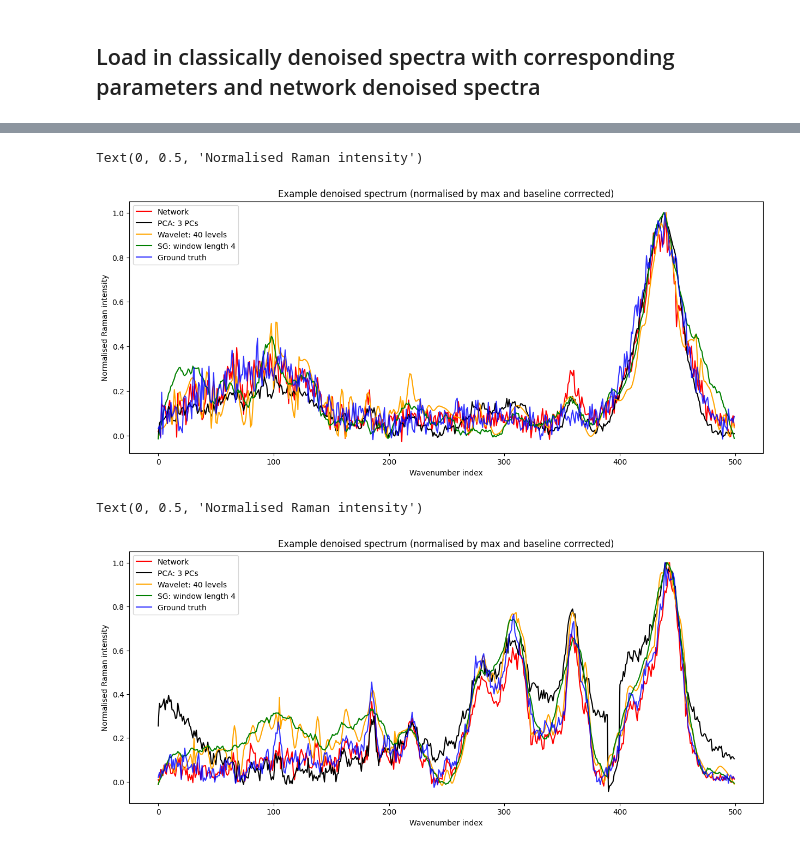
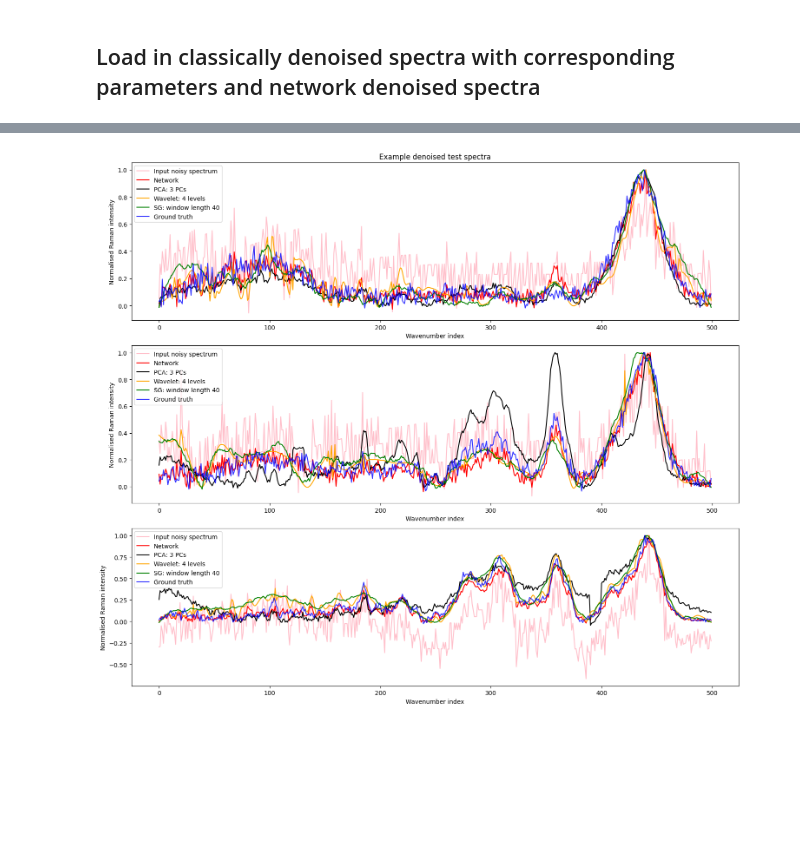
Before and after one commit to ciaranbench/spectral-denoising-cycleGAN, a Jupyter notebook: Evaluate_Denoising_Techniques.ipynb, the cells around one changed output, grey strips where cells are left out. Drawn from its saved outputs; the diff is of its cells as text; code cells hidden in the pictures; blank space fills up the shorter version.

```diff
--- a/Evaluate_Denoising_Techniques.ipynb
+++ b/Evaluate_Denoising_Techniques.ipynb
@@ -61,7 +93,10 @@ print(net_pred_MSE)
 #compute wavelet denoised MSE
 # %%
 wav_MSEs = []
+wav_stds = []
 for i in range(np.shape(wav)[0]):
     wav_MSEs.append(np.mean(np.mean((wav[i] - gt)**2,axis=1)))
+    wav_stds.append(np.std(np.mean((wav[i] - gt)**2,axis=1)))
 wav_index = np.where(wav_MSEs==np.min(wav_MSEs))
-print(np.min(wav_MSEs))
+wave_mse_plot = np.min(wav_MSEs)
+wave_std_plot = wav_stds[int(np.squeeze(wav_index))]
@@ -71,7 +104,10 @@ print(np.min(wav_MSEs))
 #compute PCA denoised MSE
 # %%
 PCA_MSEs = []
+PCA_stds = []
 for i in range(np.shape(pc)[0]):
     PCA_MSEs.append(np.mean(np.mean((pc[i] - gt)**2,axis=1)))
+    PCA_stds.append(np.std(np.mean((pc[i] - gt)**2,axis=1)))
 pc_index = np.where(PCA_MSEs==np.min(PCA_MSEs))
-print(np.min(PCA_MSEs))
+pca_mse_plot = np.min(PCA_MSEs)
+pca_std_plot = PCA_stds[int(np.squeeze(pc_index))]
@@ -81,7 +115,10 @@ print(np.min(PCA_MSEs))
 #compute SG denoised MSE
 # %%
 SG_MSEs = []
+SG_stds = []
 for i in range(np.shape(sg)[0]):
     SG_MSEs.append(np.mean(np.mean((sg[i] - gt)**2,axis=1)))
+    SG_stds.append(np.std(np.mean((sg[i] - gt)**2,axis=1)))
 sg_index = np.where(SG_MSEs==np.min(SG_MSEs))
-print(np.min(SG_MSEs))
+sg_MSE_plot = np.min(SG_MSEs)
+sg_std_plot = SG_stds[int(np.squeeze(sg_index))]
@@ -111,36 +165,22 @@ fig.tight_layout()
 # %%
 # plot example denoised spectra for all techniques
 # %%
-index=5000
-fig, ax = plt.subplots(1,sharex=True,figsize=(15, 6))
-
-#plt.plot(net_input[index],label='Input noisy')
-ax.plot(np.squeeze(pred[index]), label='Network',color="red")
-ax.plot(np.squeeze(pc[pc_index,index]), label='PCA: ' + str(int(pc_params[pc_index])) + ' PCs',color="black")
-ax.plot(np.squeeze(wav[wav_index,index]), label='Wavelet: ' + str(int(sg_params[sg_index])) + ' levels',color="orange")
-ax.plot(np.squeeze(sg[sg_index,index]), label='SG: window length ' + str(int(wav_params[wav_index])),color="green")
-ax.plot(gt[index],label='Ground truth',alpha=0.8,color="blue")
-ax.legend()
-ax.set_title('Example denoised spectrum (normalised by max and baseline corrrected)')
-ax.set_xlabel('Wavenumber index')
-ax.set_ylabel('Normalised Raman intensity')
+example_inds=[5000,3000,10000]
+plot_num=3
+fig, ax = plt.subplots(plot_num,figsize=(15, 13))
+for i in range(plot_num):
+    index = example_inds[i]
+    #plt.plot(net_input[index],label='Input noisy')
+    ax[i].plot(np.squeeze(net_input[index]), label='Input noisy spectrum',color="pink")
+    ax[i].plot(np.squeeze(pred[index]), label='Network',color="red")
+    ax[i].plot(np.squeeze(pc[pc_index,index]), label='PCA: ' + str(int(pc_params[pc_index])) + ' PCs',color="black")
+    ax[i].plot(np.squeeze(wav[wav_index,index]), label='Wavelet: ' + str(int(wav_params[wav_index])) + ' levels',color="orange")
+    ax[i].plot(np.squeeze(sg[sg_index,index]), label='SG: window length ' + str(int(sg_params[sg_index])),color="green")
+    ax[i].plot(gt[index],label='Ground truth',alpha=0.8,color="blue")
+    ax[i].legend(loc='upper left')
+    ax[i].set_ylabel('Normalised Raman intensity')
+    ax[i].set_xlabel('Wavenumber index')
+ax[0].set_title('Example denoised test spectra')
+fig.tight_layout()
 # %% [output]
-Text(0, 0.5, 'Normalised Raman intensity')
-[figure, old version]
+[figure, new version]
-# %%
-index=10000
-fig, ax = plt.subplots(1,sharex=True,figsize=(15, 6))
-
-#plt.plot(net_input[index],label='Input noisy')
-ax.plot(np.squeeze(pred[index]), label='Network',color="red")
-ax.plot(np.squeeze(pc[pc_index,index]), label='PCA: ' + str(int(pc_params[pc_index])) + ' PCs',color="black")
-ax.plot(np.squeeze(wav[wav_index,index]), label='Wavelet: ' + str(int(sg_params[sg_index])) + ' levels',color="orange")
-ax.plot(np.squeeze(sg[sg_index,index]), label='SG: window length ' + str(int(wav_params[wav_index])),color="green")
-ax.plot(gt[index],label='Ground truth',alpha=0.8,color="blue")
-ax.legend()
-ax.set_title('Example denoised spectrum (normalised by max and baseline corrrected)')
-ax.set_xlabel('Wavenumber index')
-ax.set_ylabel('Normalised Raman intensity')
-# %% [output]
-Text(0, 0.5, 'Normalised Raman intensity')
-[figure, removed]
```
Also changed, not shown: parts of 11 cells of this notebook, 1 other file.
